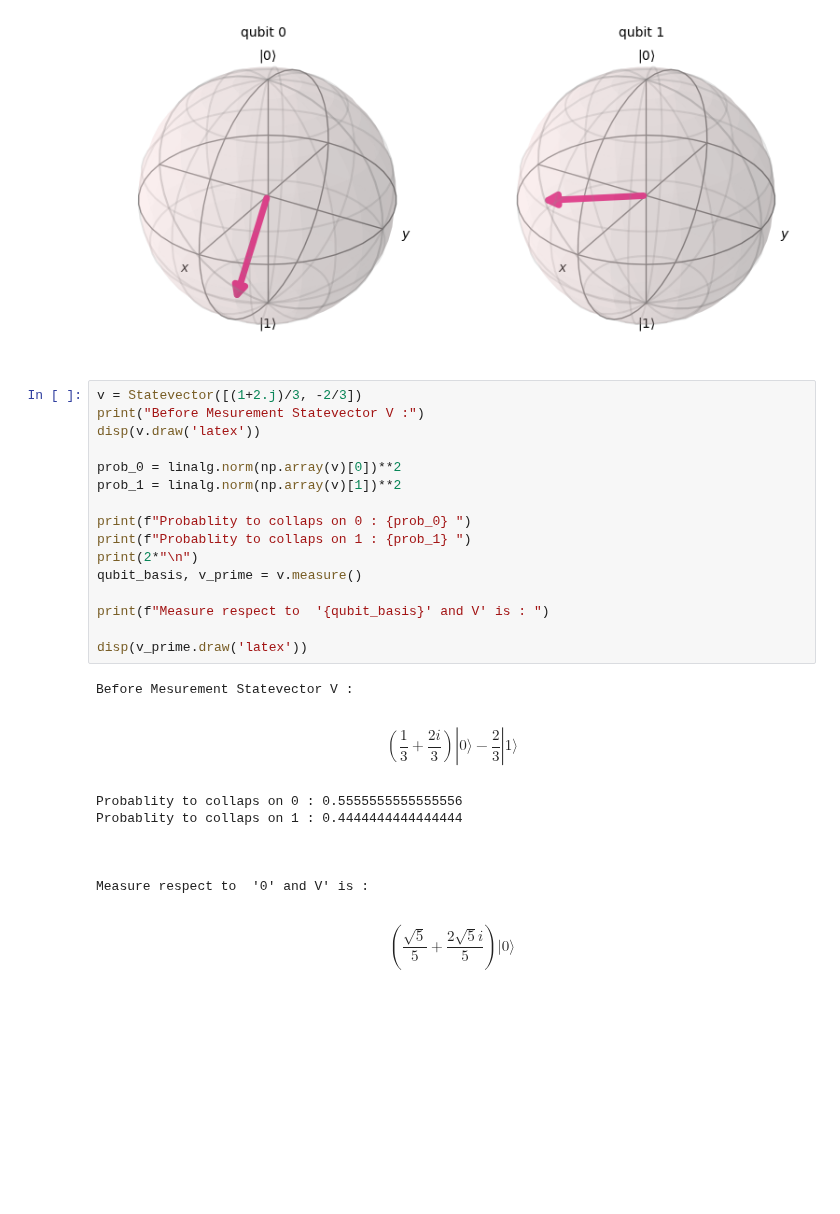
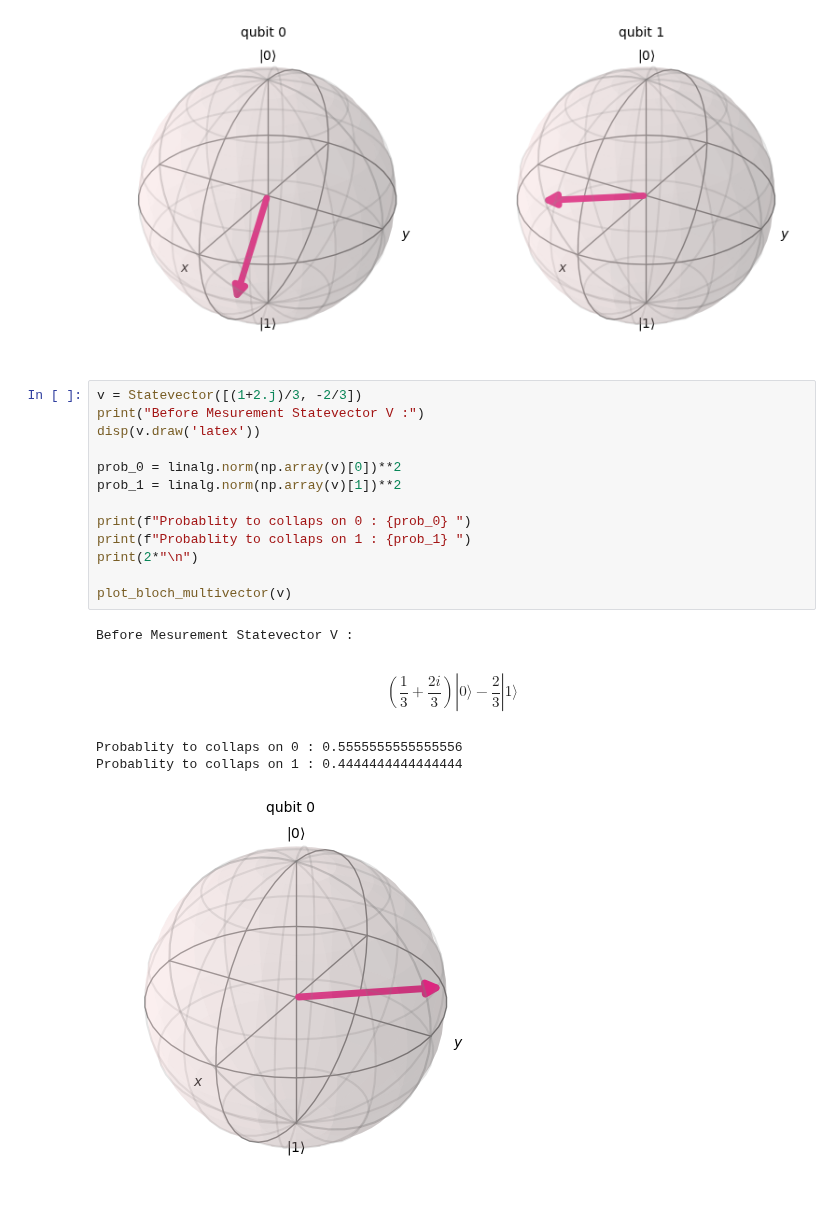
Before and after one commit to arque1393/QuantumLearning, a Jupyter notebook: QiskitBasics.ipynb, the cells around one changed output. Saved outputs shown, nothing was run; the diff lists cells and outputs as text; blank space fills up the shorter version.

```diff
--- a/QiskitBasics.ipynb
+++ b/QiskitBasics.ipynb
@@ -41,29 +41,22 @@ u = Statevector(a)
 plot_bloch_multivector(u)
 # %% [output]
 [figure]
-# %%
-v = Statevector([(1+2.j)/3, -2/3])
-print("Before Mesurement Statevector V :")
-disp(v.draw('latex'))
-
-prob_0 = linalg.norm(np.array(v)[0])**2
-prob_1 = linalg.norm(np.array(v)[1])**2
-
-print(f"Probablity to collaps on 0 : {prob_0} ")
-print(f"Probablity to collaps on 1 : {prob_1} ")
-print(2*"\n")
-qubit_basis, v_prime = v.measure()
-
-print(f"Measure respect to  '{qubit_basis}' and V' is : ")
-
-disp(v_prime.draw('latex'))
-# %% [output]
-Before Mesurement Statevector V :
-$$(\frac{1}{3} + \frac{2 i}{3}) |0\rangle- \frac{2}{3} |1\rangle$$
-Probablity to collaps on 0 : 0.5555555555555556
-Probablity to collaps on 1 : 0.4444444444444444
-
-
-
-Measure respect to  '0' and V' is :
-$$(\frac{\sqrt{5}}{5} + \frac{2 \sqrt{5} i}{5}) |0\rangle$$
+# %%
+v = Statevector([(1+2.j)/3, -2/3])
+print("Before Mesurement Statevector V :")
+disp(v.draw('latex'))
+
+prob_0 = linalg.norm(np.array(v)[0])**2
+prob_1 = linalg.norm(np.array(v)[1])**2
+
+print(f"Probablity to collaps on 0 : {prob_0} ")
+print(f"Probablity to collaps on 1 : {prob_1} ")
+print(2*"\n")
+
+plot_bloch_multivector(v)
+# %% [output]
+Before Mesurement Statevector V :
+$$(\frac{1}{3} + \frac{2 i}{3}) |0\rangle- \frac{2}{3} |1\rangle$$
+Probablity to collaps on 0 : 0.5555555555555556
+Probablity to collaps on 1 : 0.4444444444444444
+[figure, added]
```
Also changed, not shown: parts of 20 cells of this notebook, 1 other file.
